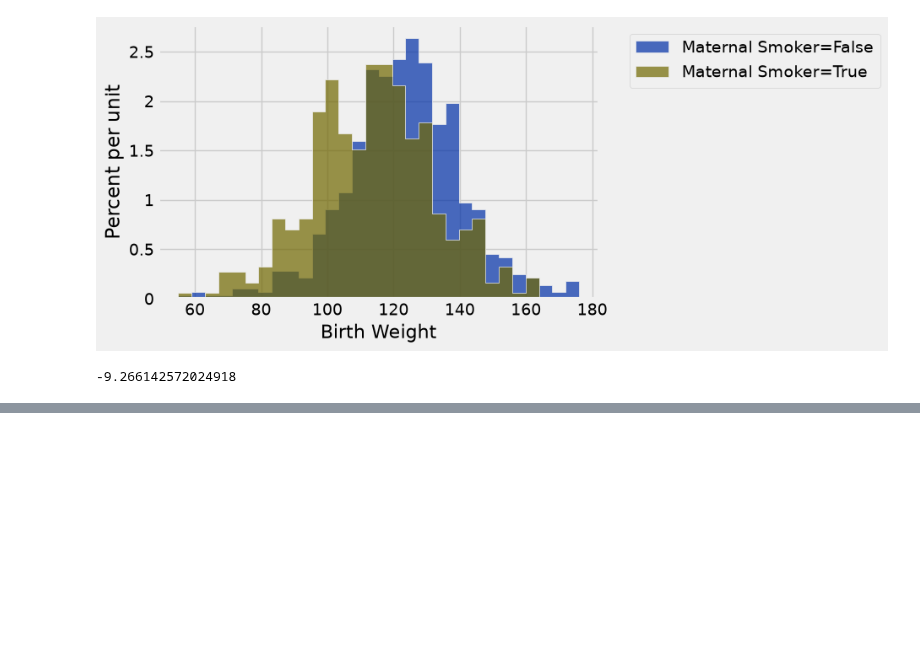
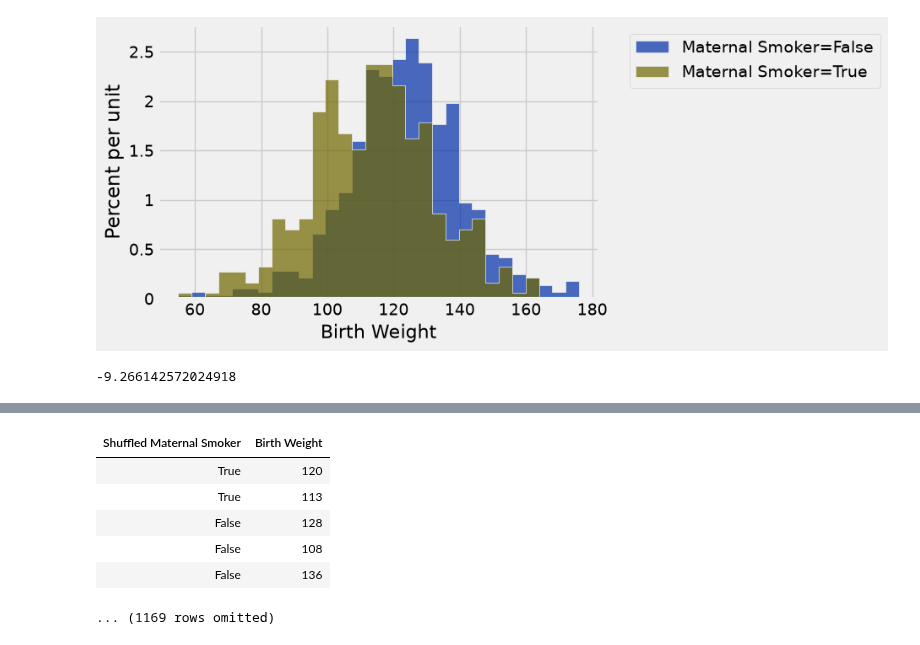
Before and after one commit to nwinbourn/DAT1001-NWinbourn, a Jupyter notebook: work/AB Testing.ipynb, the cells around one changed output, grey strips where cells are left out. Cells and saved outputs as stored; diff of their text form; code cells hidden in the pictures; blank space fills up the shorter version.

```diff
--- a/work/AB Testing.ipynb
+++ b/work/AB Testing.ipynb
@@ -52,0 +76,12 @@ observed_difference
+# %%
+simulated_births = Table().with_columns('Shuffled Maternal Smoker', shuffled_grp.column(0),
+                                        'Birth Weight', births.column('Birth Weight'))
+simulated_births.show(5)
+# %% [output]
+| Shuffled Maternal Smoker | Birth Weight |
+| True | 120 |
+| True | 113 |
+| False | 128 |
+| False | 108 |
+| False | 136 |
+... (1169 rows omitted)
```
Also changed, not shown: parts of 22 cells of this notebook, 1 other file.
